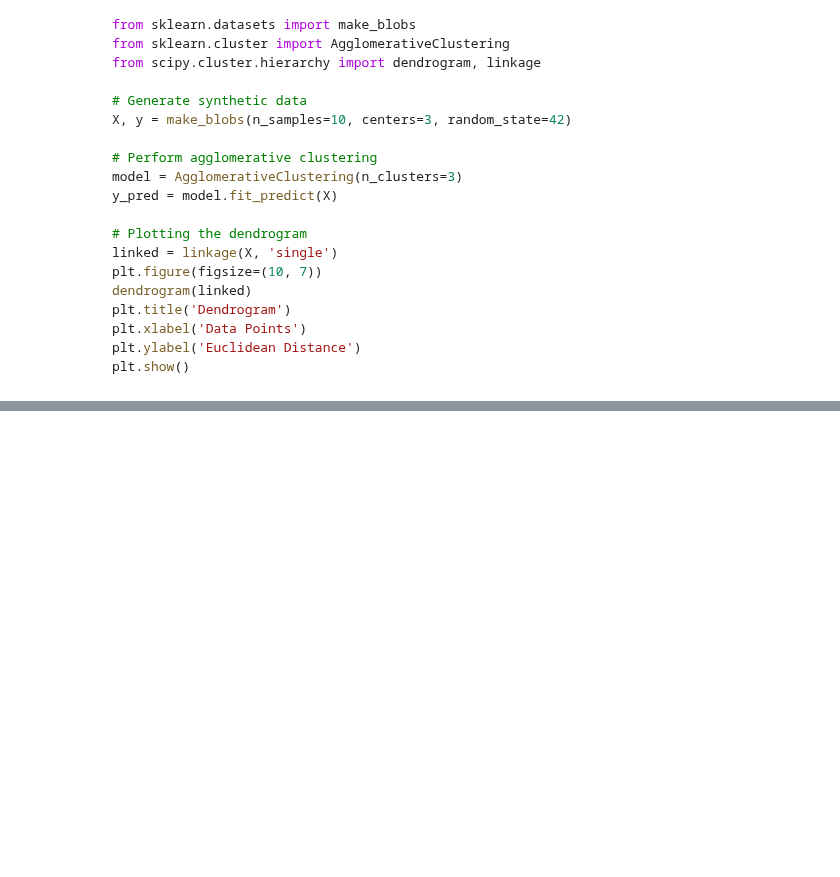
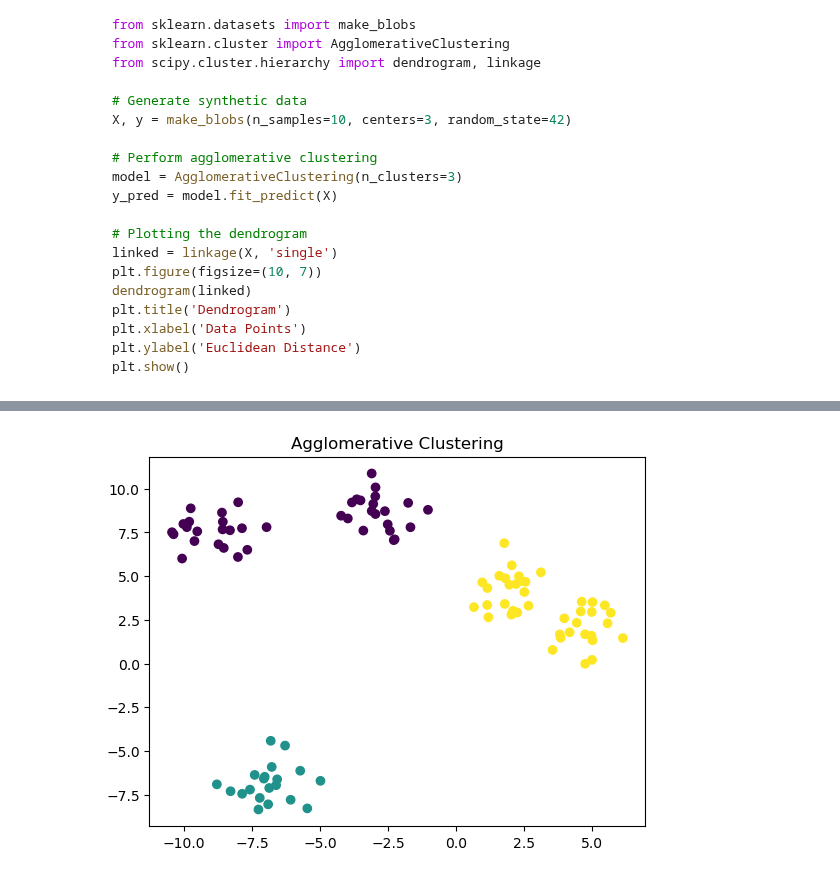
Before and after one commit to ashiknazar/machine_learning_algs, a Jupyter notebook: 10_hierarchial_clustering.ipynb, the cells around one changed output, grey strips where cells are left out. Drawn from its saved outputs; the diff is of its cells as text; code cells hidden in the pictures; blank space fills up the shorter version.

```diff
--- a/10_hierarchial_clustering.ipynb
+++ b/10_hierarchial_clustering.ipynb
@@ -129,0 +143,13 @@ plt.show()
+# %%
+from sklearn.cluster import AgglomerativeClustering
+
+# Agglomerative clustering with 3 clusters
+agg = AgglomerativeClustering(n_clusters=3)
+y_agg = agg.fit_predict(X)
+
+# Plotting
+plt.scatter(X[:, 0], X[:, 1], c=y_agg, cmap='viridis')
+plt.title("Agglomerative Clustering")
+plt.show()
+# %% [output]
+[figure, added]
```
Also changed, not shown: parts of 2 cells of this notebook, 3 other files.
